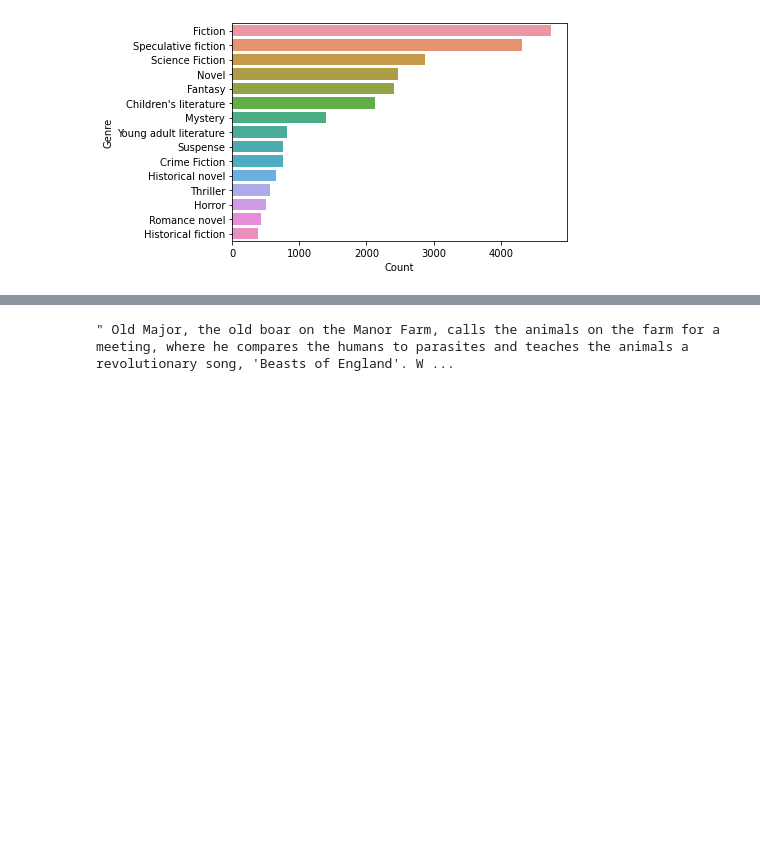
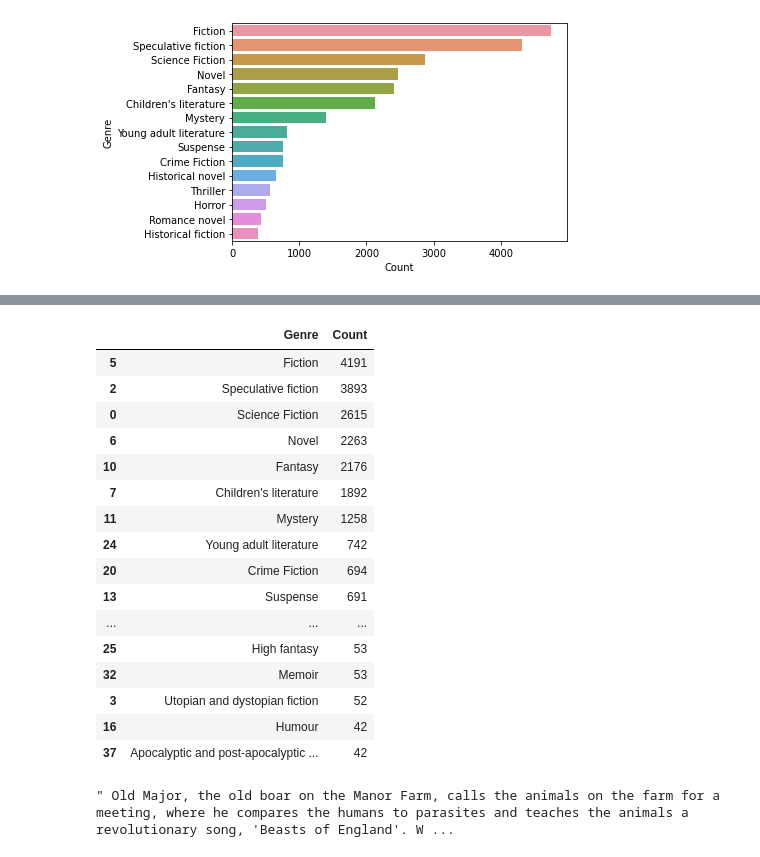
Before and after one commit to steven-lm/Genre-Classifier, a Jupyter notebook: notebook.ipynb, the cells around one changed output, grey strips where cells are left out. Drawn from its saved outputs; the diff is of its cells as text; code cells hidden in the pictures; blank space fills up the shorter version.

```diff
--- a/notebook.ipynb
+++ b/notebook.ipynb
@@ -127,0 +171,14 @@ plt.show()
+# %%
+df = df.reset_index(drop=True)
+# %%
+# Create new list for genres
+genres = []
+
+# extract genres
+for i in range(len(df['Genres'])):
+  genres.append(df['Genres'][i])
+# %%
+# get all genre tags in a list
+
+all_genres = sum(genres,[])
+len(set(all_genres))
@@ -127,0 +187,7 @@ plt.show()
+# %%
+import nltk
+all_genres = nltk.FreqDist(all_genres)
+
+# create dataframe
+all_genres_df = pd.DataFrame({'Genre': list(all_genres.keys()),
+                              'Count': list(all_genres.values())})
@@ -128,3 +203,23 @@ plt.show()
+# %%
+all_genres_df.sort_values(by='Count', ascending = False)
+# %% [output]
+|  | Genre | Count |
+| 5 | Fiction | 4191 |
+| 2 | Speculative fiction | 3893 |
+| 0 | Science Fiction | 2615 |
+| 6 | Novel | 2263 |
+| 10 | Fantasy | 2176 |
+| 7 | Children's literature | 1892 |
+| 11 | Mystery | 1258 |
+| 24 | Young adult literature | 742 |
+| 20 | Crime Fiction | 694 |
+| 13 | Suspense | 691 |
+| ... | ... | ... |
+| 25 | High fantasy | 53 |
+| 32 | Memoir | 53 |
+| 3 | Utopian and dystopian fiction | 52 |
+| 16 | Humour | 42 |
+| 37 | Apocalyptic and post-apocalyptic ... | 42 |
 # %%
 df.Summary[0][:300]
 # %% [output]
```
Also changed, not shown: parts of 17 cells of this notebook.
